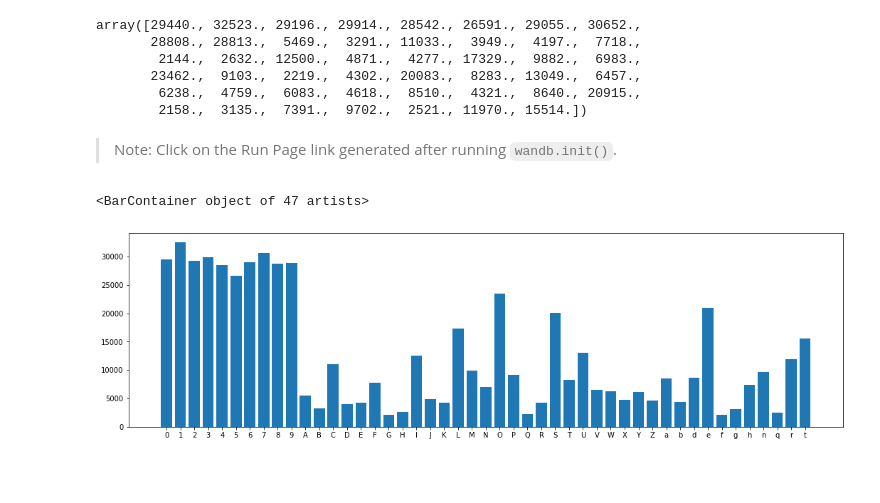
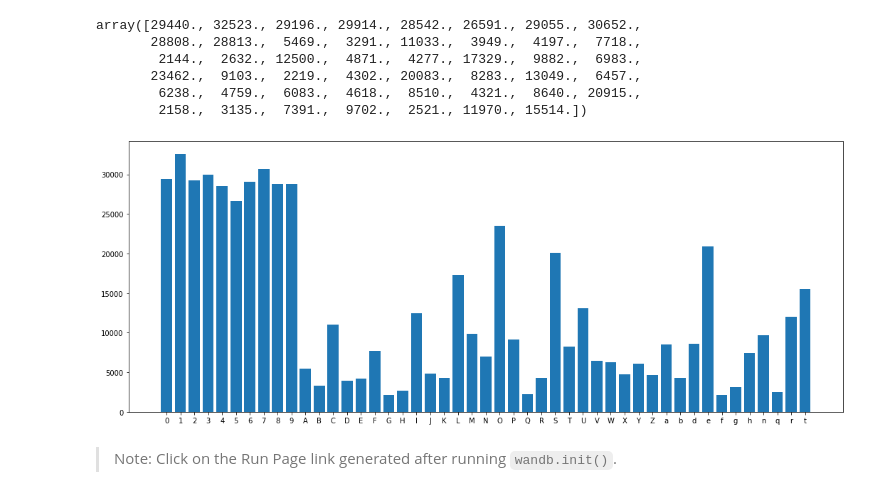
Before and after one commit to wandb/awesome-dl-projects, a Jupyter notebook: ml-tutorial/Investigating_EMNIST.ipynb, the cells around one changed output. Drawn from its saved outputs; the diff is of its cells as text; code cells hidden in the pictures; blank space fills up the shorter version.

```diff
--- a/ml-tutorial/Investigating_EMNIST.ipynb
+++ b/ml-tutorial/Investigating_EMNIST.ipynb
@@ -161,7 +161,9 @@ array([29440., 32523., 29196., 29914., 28542., 26591., 29055., 30652.,
         6238.,  4759.,  6083.,  4618.,  8510.,  4321.,  8640., 20915.,
         2158.,  3135.,  7391.,  9702.,  2521., 11970., 15514.])
 # %%
-plt.figure(figsize=(18, 5))
+plt.figure(figsize=(18, 7))
 plt.bar(LABELS, distribution_counter)
 
-wandb.log({'class-distribution': plt})
+plt.savefig('class_distribution.png')
+# %% [output]
+[figure, added]
@@ -168,8 +172,2 @@ wandb.log({'class-distribution': plt})
 # %% [markdown]
 > Note: Click on the Run Page link generated after running `wandb.init()`.
-# %%
-plt.figure(figsize=(18, 5))
-plt.bar(LABELS, distribution_counter)
-# %% [output]
-<BarContainer object of 47 artists>
-[figure, removed]
```
Also changed, not shown: parts of 1 cell of this notebook.
